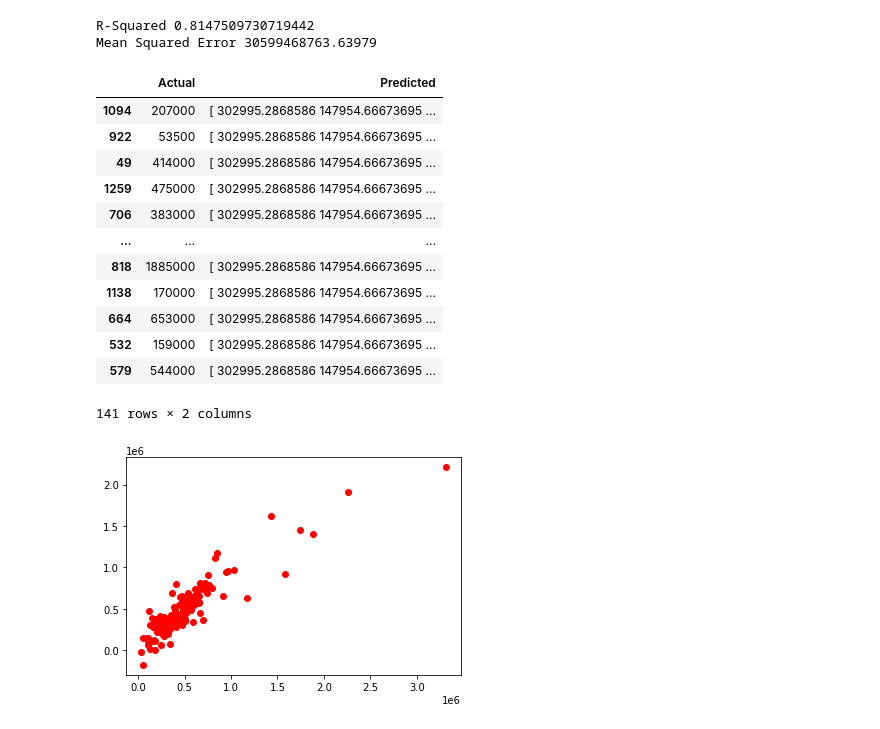
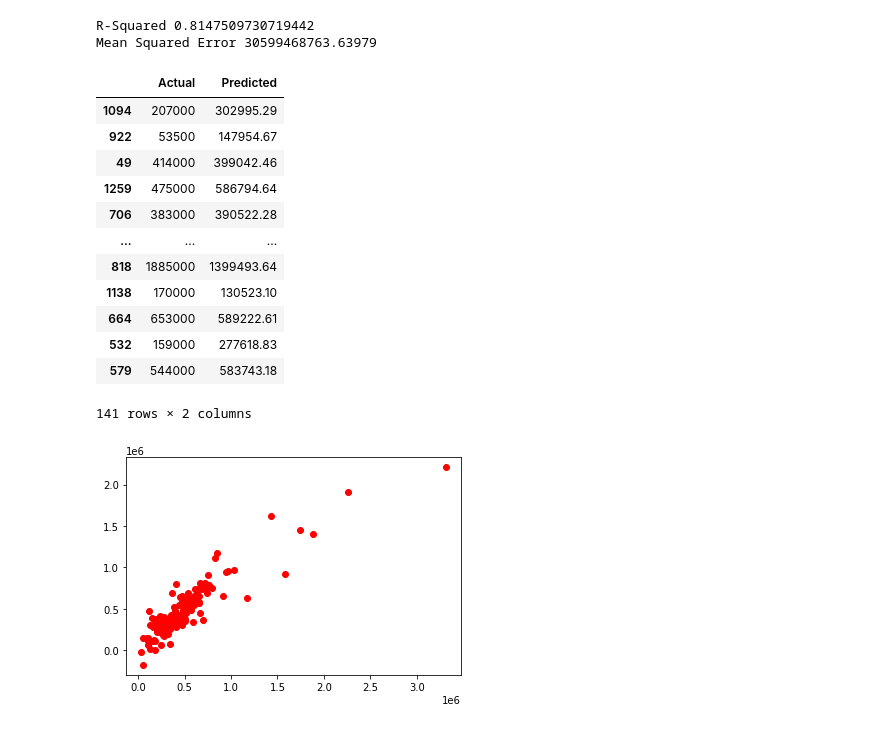
Before and after one commit to Chung-collab/great, a Jupyter notebook: my1stAVM.ipynb, the cells around one changed output. Saved outputs shown, nothing was run; the diff lists cells and outputs as text; code cells hidden in the pictures.

```diff
--- a/my1stAVM.ipynb
+++ b/my1stAVM.ipynb
@@ -115,22 +129,22 @@ print("Mean Squared Error {}".format(mse))
 R-Squared 0.8147509730719442
 Mean Squared Error 30599468763.63979
 # %%
-#print(y_test, y_predLR)
+#compare the Actual and the Predicted in 2 decimal places (y_test, y_predLR)
 df = pd.DataFrame({'Actual': y_test, 'Predicted': y_predLR})
-df
+df.round(2)
 # %% [output]
 |  | Actual | Predicted |
-| 1094 | 207000 | [ 302995.2868586 147954.66673695 ... |
-| 922 | 53500 | [ 302995.2868586 147954.66673695 ... |
-| 49 | 414000 | [ 302995.2868586 147954.66673695 ... |
-| 1259 | 475000 | [ 302995.2868586 147954.66673695 ... |
-| 706 | 383000 | [ 302995.2868586 147954.66673695 ... |
+| 1094 | 207000 | 302995.29 |
+| 922 | 53500 | 147954.67 |
+| 49 | 414000 | 399042.46 |
+| 1259 | 475000 | 586794.64 |
+| 706 | 383000 | 390522.28 |
 | ... | ... | ... |
-| 818 | 1885000 | [ 302995.2868586 147954.66673695 ... |
-| 1138 | 170000 | [ 302995.2868586 147954.66673695 ... |
-| 664 | 653000 | [ 302995.2868586 147954.66673695 ... |
-| 532 | 159000 | [ 302995.2868586 147954.66673695 ... |
-| 579 | 544000 | [ 302995.2868586 147954.66673695 ... |
+| 818 | 1885000 | 1399493.64 |
+| 1138 | 170000 | 130523.10 |
+| 664 | 653000 | 589222.61 |
+| 532 | 159000 | 277618.83 |
+| 579 | 544000 | 583743.18 |
 141 rows × 2 columns
 # %%
 #plt.scatter(y_test, y_predLR,  color='gray')
```
Also changed, not shown: parts of 6 cells of this notebook.
